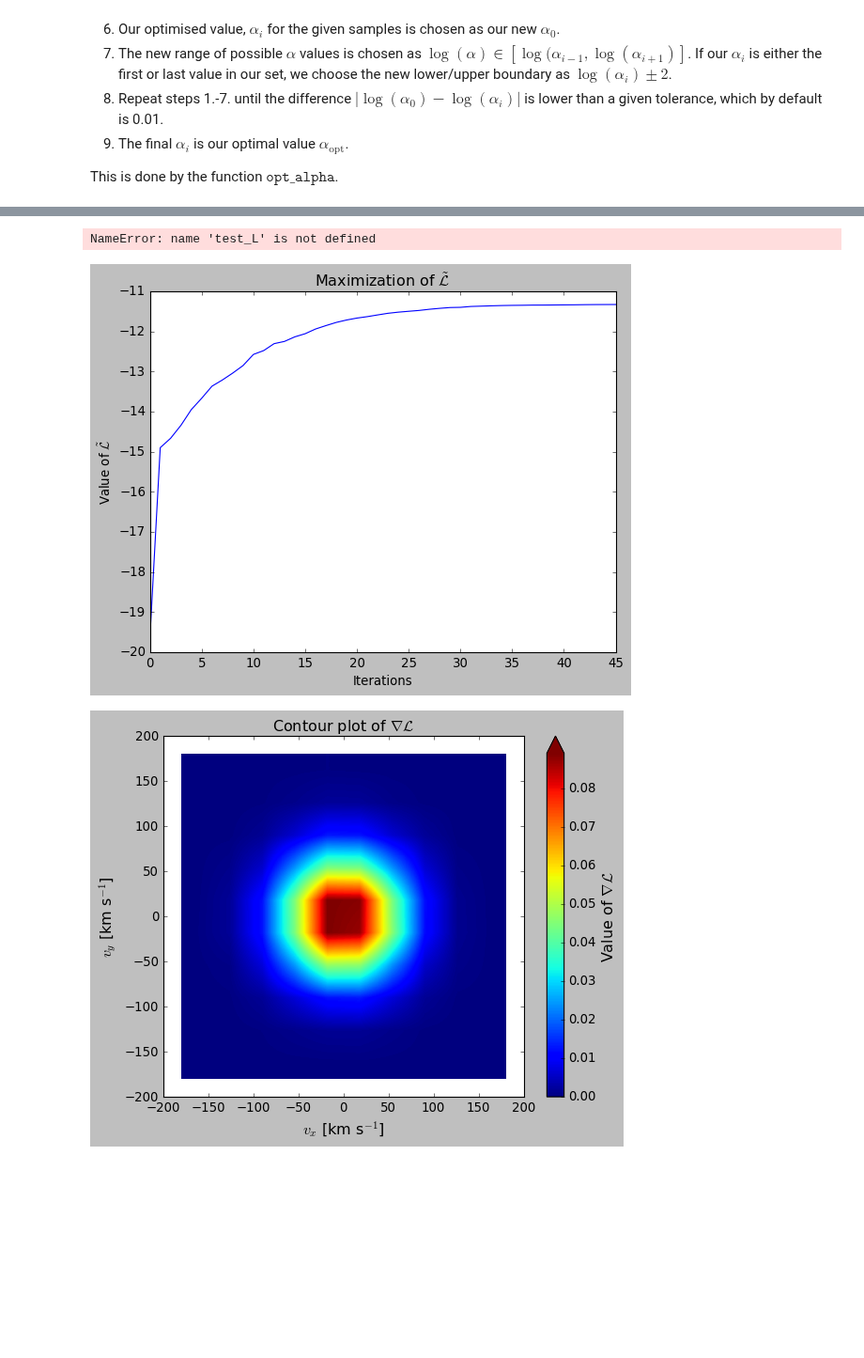
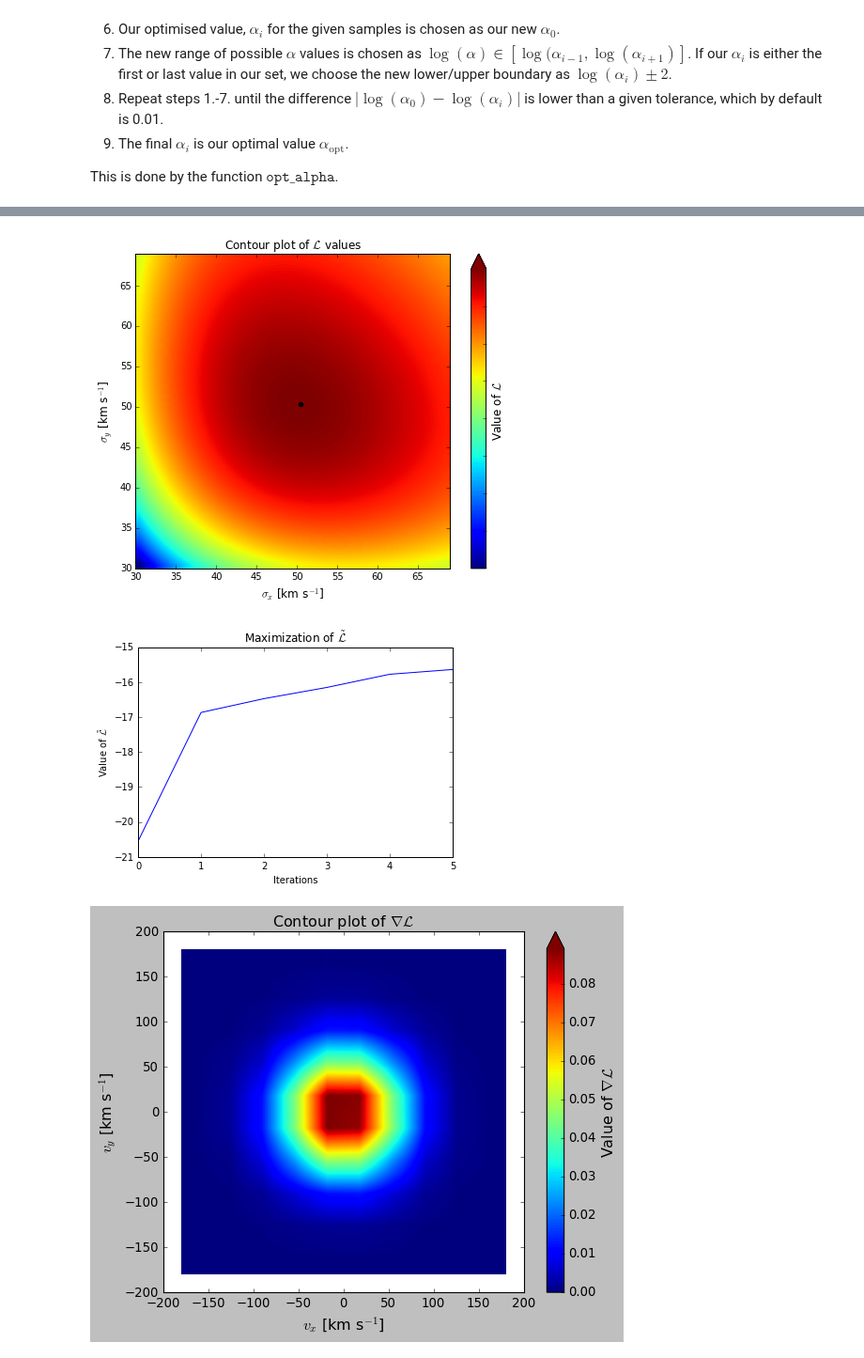
Before and after one commit to PaulMcMillan-Astro/DeprojectionProject, a Jupyter notebook: InitialDeprojectionNotebook.ipynb, the cells around one changed output, grey strips where cells are left out. Shown at 94% size. Drawn from its saved outputs; the diff is of its cells as text; code cells hidden in the pictures; blank space fills up the shorter version.

```diff
--- a/InitialDeprojectionNotebook.ipynb
+++ b/InitialDeprojectionNotebook.ipynb
@@ -119,8 +119,8 @@ Hence we get a box that covers the ranges $v_i \in [v_{i,min},v_{i,min}+n_i d_{v
 # %%
 #For example we can choose
 
-n = np.array([10,10,10])
-dv = np.array([40,40,40])
+n = np.array([40,40,40])
+dv = np.array([10,10,10])
 vmin = np.array([-200,-200,-200])
 # %% [markdown]
 ## Computing the log-likelihood $\tilde{\mathcal L}$
@@ -319,13 +323,13 @@ plot_fv(phi0,'xy',vmin,dv,n)
 # %%
-test_L('xy', 5e-12, v0, v_disp, pvals, rhatvals, vmin, dv, n)
+test_L('xy', 1e-10, v0, v_disp, pvals, rhatvals, vmin, dv, n)
 # %% [output]
-NameError: name 'test_L' is not defined
+[figure, added]
 # %%
 from Deproject_plots import plot_L
 
-plot_L(phiall,pvals,rhatvals,vmin,dv,n,1e-15)
+plot_L(phiall,pvals,rhatvals,vmin,dv,n,1e-10)
 # %% [output]
-[figure, old version]
+[figure, new version]
 # %%
 plot_grad_L(phi0,'xy',8.2e-12,pvals,rhatvals,vmin, dv,n)
 # %% [output]
```
Also changed, not shown: parts of 15 cells of this notebook, 1 other file.
